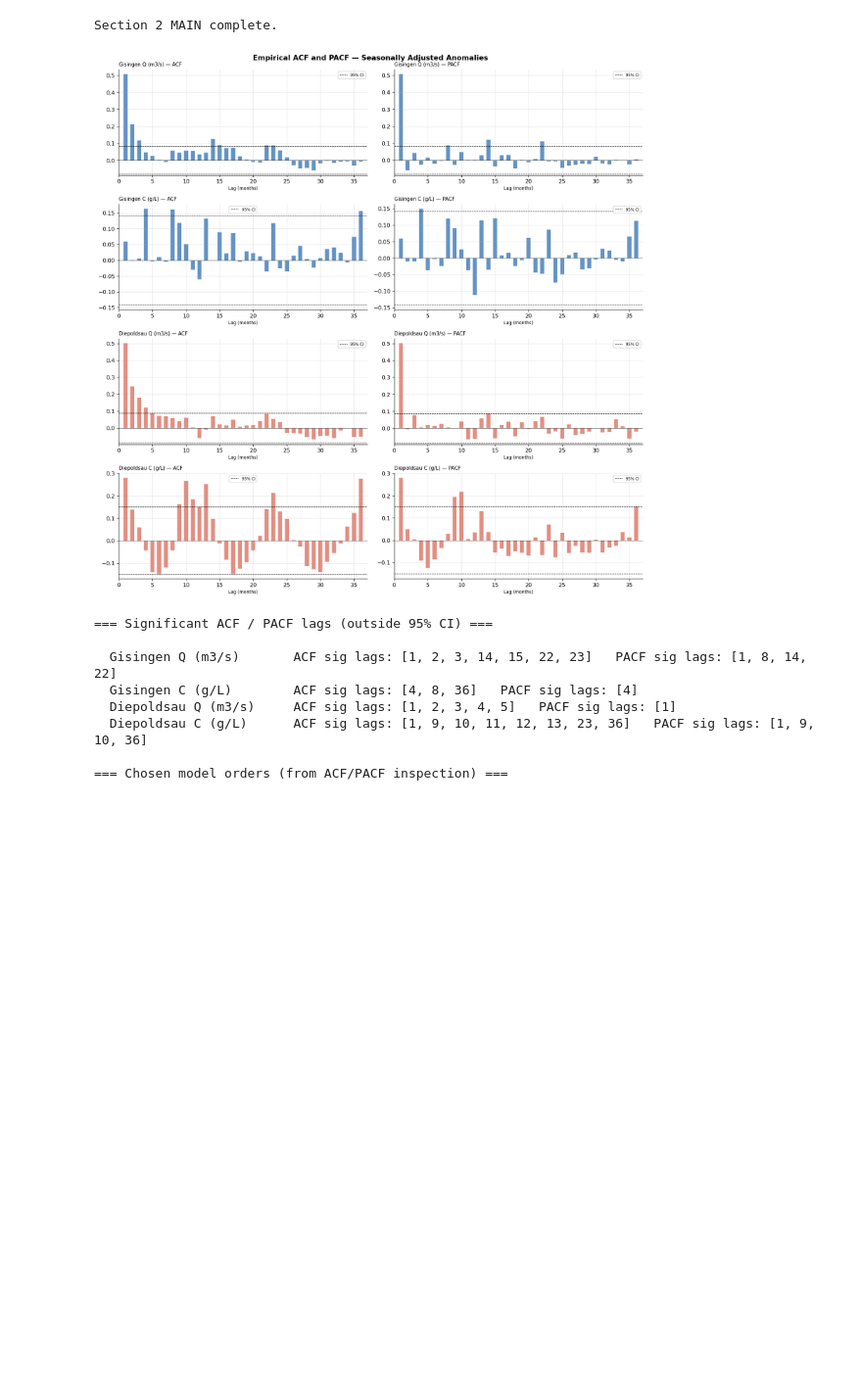
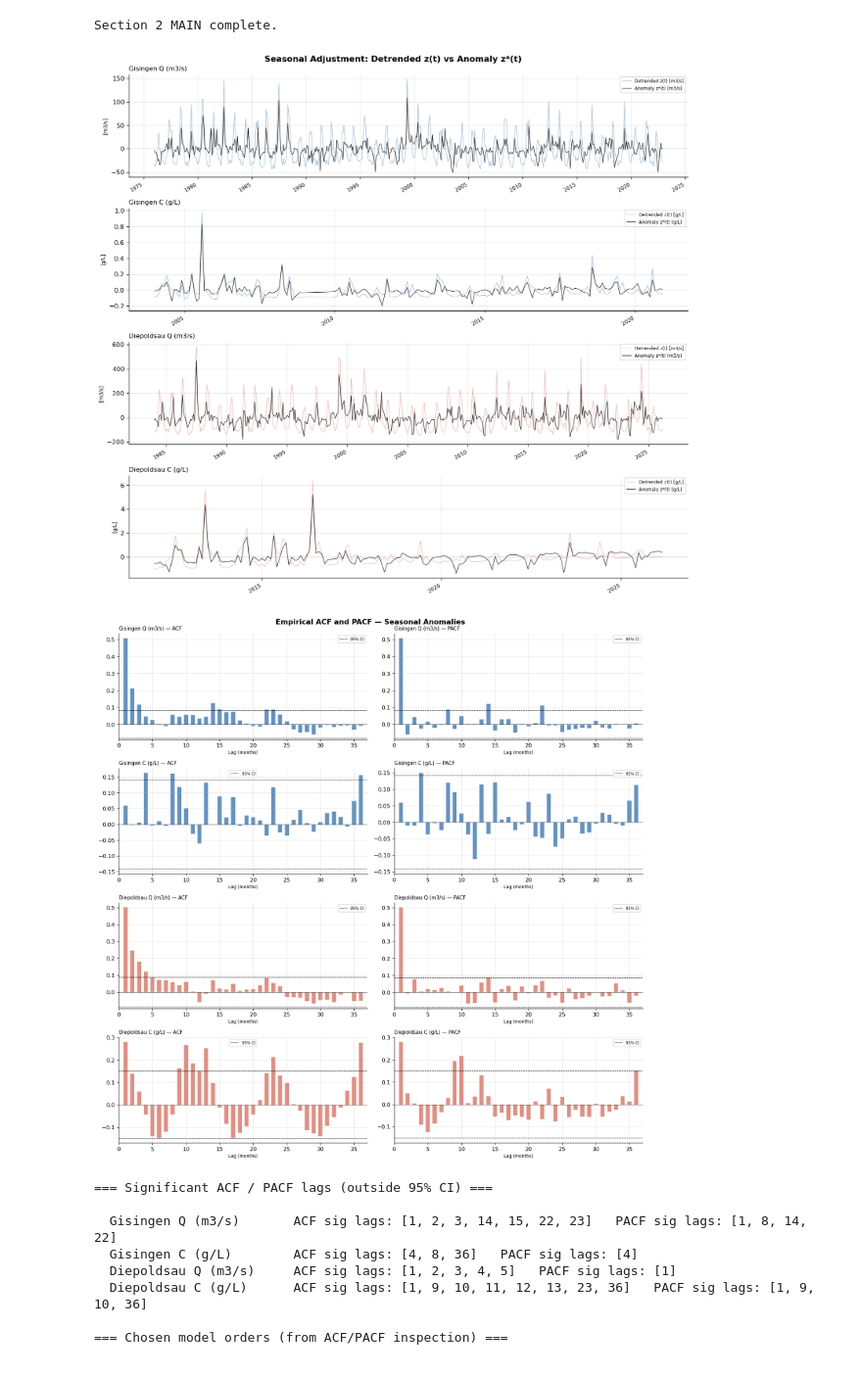
Before and after one commit to luuuciii/WRM_Assignement_2, a Jupyter notebook: Code/main.ipynb, the cells around one changed output. Shown at 98% size. Drawn from its saved outputs; the diff is of its cells as text; code cells hidden in the pictures; blank space fills up the shorter version.

```diff
--- a/Code/main.ipynb
+++ b/Code/main.ipynb
@@ -143,13 +158,21 @@ plt.show()
 
 rows = [summarise_trend(label, trends[label], alpha=0.05) for label in labels_s1]
 df_trend = pd.DataFrame(rows).set_index("Series")
-print("\n=== Linear Trend Test Results (alpha = 5%) ===\n")
+print("=== Linear Trend Test Results (alpha = 5%) ===\n")
 print(df_trend.to_string())
 
 print("\n=== Zero-Mean Series: Sample Variance sigma^2_z ===\n")
 for label in labels_s1:
     unit = "m3/s" if "Q" in label else "g/L"
     print(f"  {label:<25s}  sigma2_z = {variances[label]:>12.4f}  [{unit}^2]")
+
+print("\n=== Seasonal Std per Calendar Month (detrended series) ===\n")
+print("  Ratio max/min std > 2 indicates significant residual seasonal variance.\n")
+for label in labels_s1:
+    s_std = seasonal_std[label]
+    ratio = s_std.max() / s_std.min()
+    unit  = "m3/s" if "Q" in label else "g/L"
+    print(f"  {label:<25s}  std range [{s_std.min():.3f}, {s_std.max():.3f}] {unit}  max/min ratio = {ratio:.2f}")
 
 print("\n=== Monthly Data Record Lengths ===\n")
 for label, s in monthly_series.items():
@@ -214,6 +311,7 @@ from helpers import (
 # (Section 2 is self-contained — data is reloaded independently of Section 1)
 anomalies = {}
 clims     = {}
+detrended = {}
 for key, (fp, col) in FILES.items():
     monthly        = load_monthly(fp, col)
     trend          = fit_linear_trend(monthly)
@@ -221,6 +319,7 @@ for key, (fp, col) in FILES.items():
     anom, clim     = remove_seasonal_means(z)
     anomalies[key] = anom
     clims[key]     = clim
+    detrended[key] = z
 
 # --- Step 2: ACF and PACF ---
 # Gisingen C : gaps in 2009 and 2021 -> segmented (2 segments)
@@ -246,8 +345,6 @@ for key in FILES:
 #
 # All Q series: PACF cuts off after lag 1     -> AR(1),   ARMA(1,1)
 # All C series: ACF/PACF show weak but present structure -> AR(1),   ARMA(1,1)
-# Uniform ARMA(1,1) for C avoids overfitting given the short record lengths
-# (Gisingen C: ~192 months, Diepoldsau C: ~147 months).
 #
 AR_ORDERS   = {'gis_Q': 1, 'gis_C': 1, 'die_Q': 1, 'die_C': 1}
 ARMA_ORDERS = {'gis_Q': (1,1), 'gis_C': (1,1), 'die_Q': (1,1), 'die_C': (1,1)}
@@ -262,45 +359,73 @@ Section 2 MAIN complete.
 # %%
 # Section 2 — PLOT
 
 KEYS_S2     = list(FILES.keys())
 STATIONS_S2 = ["Gisingen", "Gisingen", "Diepoldsau", "Diepoldsau"]
 COLORS_S2   = {"Gisingen": "#2166ac", "Diepoldsau": "#d6604d"}
+units_s2    = ["m3/s", "g/L", "m3/s", "g/L"]
 
+# ── Figure 1: Detrended vs Seasonally Adjusted ──────────────────────────
+fig0, axes0 = plt.subplots(4, 1, figsize=(13, 12), sharex=False)
+fig0.suptitle("Seasonal Adjustment: Detrended z(t) vs Anomaly z*(t)",
+               fontsize=13, fontweight="bold")
+
+for ax, key, station, unit in zip(axes0, KEYS_S2, STATIONS_S2, units_s2):
+    color  = COLORS_S2[station]
+    z_det  = detrended[key].dropna()
+    z_anom = anomalies[key].dropna()
+
+    ax.plot(z_det.index,  z_det.values,  color=color, linewidth=0.8,
+            alpha=0.45, label=f"Detrended z(t) [{unit}]")
+    ax.plot(z_anom.index, z_anom.values, color="k",   linewidth=0.8,
+            alpha=0.85, label=f"Anomaly z*(t) [{unit}]")
+    ax.axhline(0, color="grey", linewidth=0.5, linestyle=":")
+
+    ax.set_title(LABELS[key], fontsize=10, loc="left")
+    ax.set_ylabel(f"[{unit}]", fontsize=8)
+    ax.legend(fontsize=7, loc="upper right")
+    ax.xaxis.set_major_formatter(mdates.DateFormatter("%Y"))
+    ax.xaxis.set_major_locator(mdates.YearLocator(5))
+    plt.setp(ax.xaxis.get_majorticklabels(), rotation=30, ha="right", fontsize=8)
+
+plt.tight_layout()
+plt.savefig("../DATA/fig3_seasonal_adjustment.png", bbox_inches="tight")
+plt.show()
+
+# ── Figure 2: ACF and PACF ───────────────────────────────────────────────
 fig, axes = plt.subplots(4, 2, figsize=(14, 14))
-fig.suptitle("Empirical ACF and PACF — Seasonally Adjusted Anomalies", fontsize=13, fontweight="bold")
+fig.suptitle("Empirical ACF and PACF — Seasonal Anomalies",
+              fontsize=13, fontweight="bold")
 
 for row, (key, station) in enumerate(zip(KEYS_S2, STATIONS_S2)):
     color = COLORS_S2[station]
-
-    # ACF
-    ax_acf = axes[row, 0]
+    ax_acf  = axes[row, 0]
     lags_a, acf_v, ci_a = acf_results[key]
     ax_acf.bar(lags_a[1:], acf_v[1:], color=color, alpha=0.7, width=0.6)
-    ax_acf.axhline( ci_a, color='k', linestyle='--', linewidth=0.8, label='95% CI')
-    ax_acf.axhline(-ci_a, color='k', linestyle='--', linewidth=0.8)
-    ax_acf.axhline(0,     color='k', linewidth=0.5)
+    ax_acf.axhline( ci_a, color="k", linestyle="--", linewidth=0.8, label="95% CI")
+    ax_acf.axhline(-ci_a, color="k", linestyle="--", linewidth=0.8)
+    ax_acf.axhline(0,     color="k", linewidth=0.5)
     ax_acf.set_title(f"{LABELS[key]} — ACF", fontsize=9, loc="left")
     ax_acf.set_xlabel("Lag (months)", fontsize=8)
     ax_acf.set_xlim(0, MAX_LAGS + 1)
     ax_acf.legend(fontsize=7)
 
-    # PACF
     ax_pacf = axes[row, 1]
     lags_p, pacf_v, ci_p = pacf_results[key]
     ax_pacf.bar(lags_p[1:], pacf_v[1:], color=color, alpha=0.7, width=0.6)
-    ax_pacf.axhline( ci_p, color='k', linestyle='--', linewidth=0.8, label='95% CI')
-    ax_pacf.axhline(-ci_p, color='k', linestyle='--', linewidth=0.8)
-    ax_pacf.axhline(0,     color='k', linewidth=0.5)
+    ax_pacf.axhline( ci_p, color="k", linestyle="--", linewidth=0.8, label="95% CI")
+    ax_pacf.axhline(-ci_p, color="k", linestyle="--", linewidth=0.8)
+    ax_pacf.axhline(0,     color="k", linewidth=0.5)
     ax_pacf.set_title(f"{LABELS[key]} — PACF", fontsize=9, loc="left")
     ax_pacf.set_xlabel("Lag (months)", fontsize=8)
     ax_pacf.set_xlim(0, MAX_LAGS + 1)
     ax_pacf.legend(fontsize=7)
 
 plt.tight_layout()
-plt.savefig("../DATA/fig3_acf_pacf.png", bbox_inches="tight")
+plt.savefig("../DATA/fig4_acf_pacf.png", bbox_inches="tight")
 plt.show()
 # %% [output]
-[figure, old version]
+[figure, new version]
+[figure, added]
 # %%
 # Section 2 — PRINT
 
```
Also changed, not shown: parts of 19 cells of this notebook, 7 other files.
